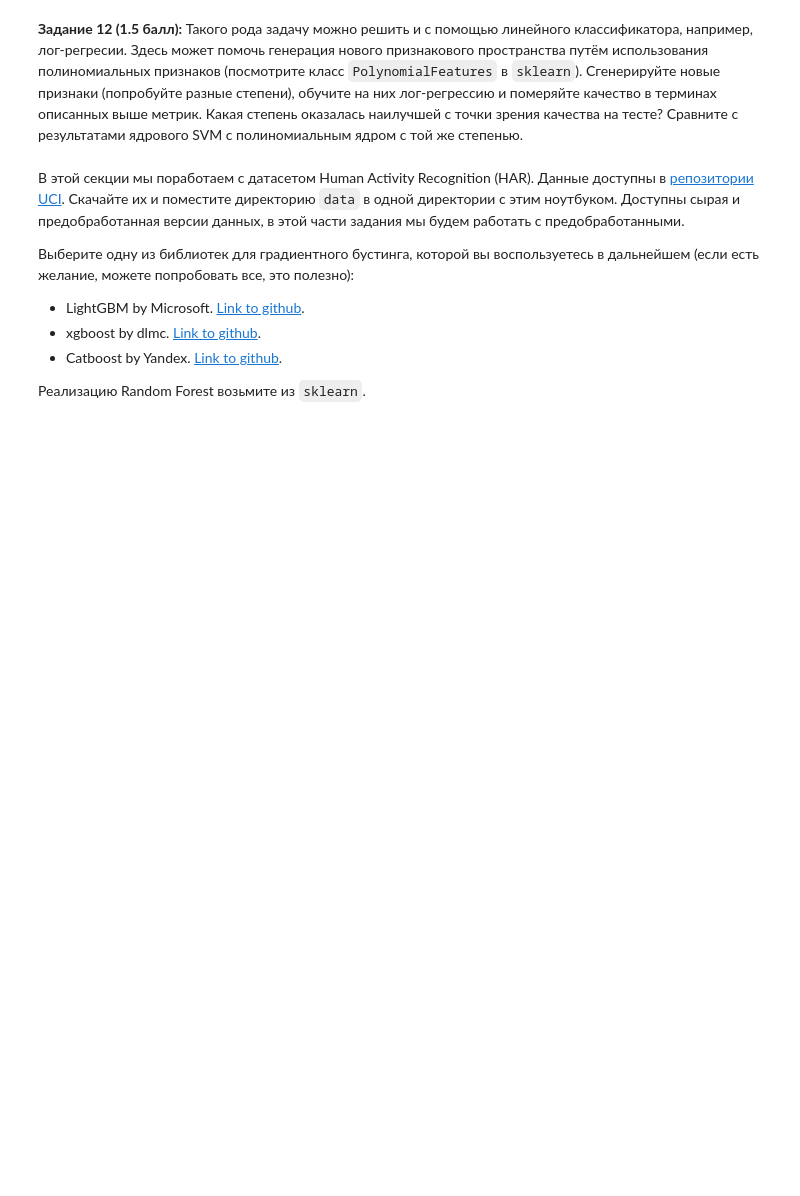
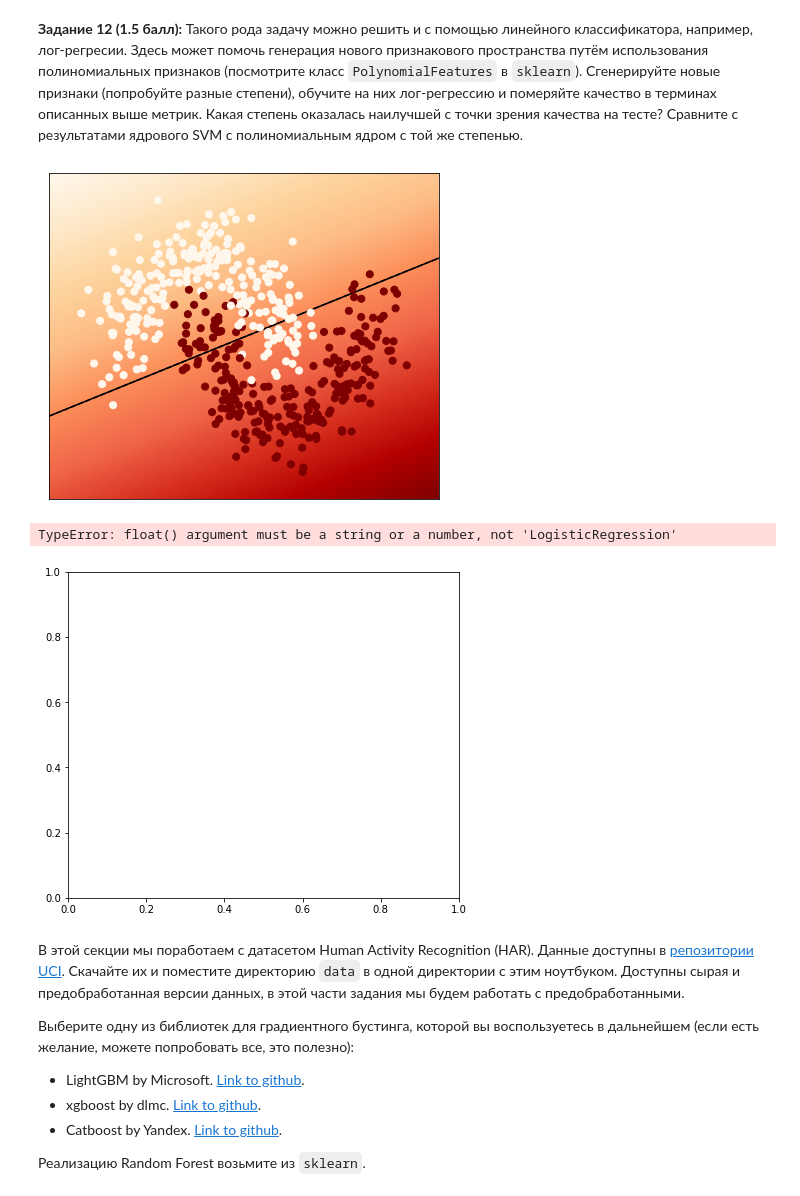
Before and after one commit to dep-810b-studs/mipt-python, a Jupyter notebook: tasks/mipt-python-task-ml.ipynb, the cells around one changed output. Saved outputs shown, nothing was run; the diff lists cells and outputs as text; code cells hidden in the pictures; blank space fills up the shorter version.

```diff
--- a/tasks/mipt-python-task-ml.ipynb
+++ b/tasks/mipt-python-task-ml.ipynb
@@ -474,3 +472,19 @@ pass
+# %%
+from sklearn.preprocessing import PolynomialFeatures
+
+model = LogisticRegression(solver='liblinear')
+model.fit(moons_points, moons_labels)
+plot_results(model, moons_points, moons_labels, plot_logreg=True)
+
+poly = PolynomialFeatures(2)
+fitted = poly.fit_transform(moons_points)
+
+fitted2 = model.fit(fitted, moons_labels)
+plot_results(model, fitted, moons_labels, plot_logreg=True)
+# %% [output]
+[figure, added]
+TypeError: float() argument must be a string or a number, not 'LogisticRegression'
+[figure, added]
 # %% [markdown]
 В этой секции мы поработаем с датасетом Human Activity Recognition (HAR). Данные доступны в [репозитории UCI](https://archive.ics.uci.edu/ml/datasets/human+activity+recognition+using+smartphones). Скачайте их и поместите директорию `data` в одной директории с этим ноутбуком. Доступны сырая и предобработанная версии данных, в этой части задания мы будем работать с предобработанными.
 
```
Also changed, not shown: parts of 1 cell of this notebook.
